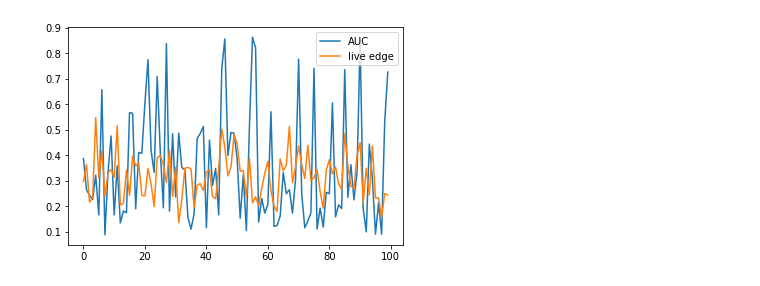
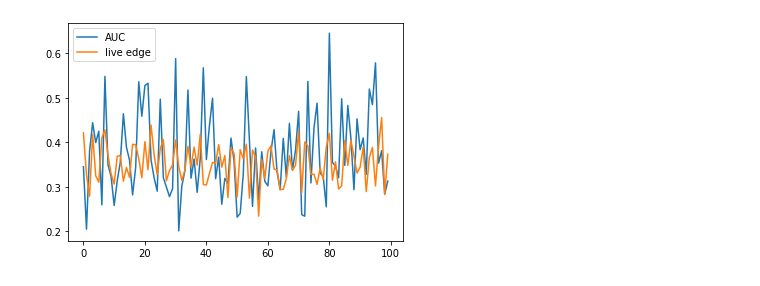
Before and after one commit to qqaazxddrr/FINDER, a Jupyter notebook: playground.ipynb, the cells around one changed output. Drawn from its saved outputs; the diff is of its cells as text; code cells hidden in the pictures.

```diff
--- a/playground.ipynb
+++ b/playground.ipynb
@@ -111,16 +111,24 @@ def live_edge(g,seed,iter):
 # %%
 influence_auc_pct_list=[]
 influence_le_pct_list=[]
+auc_time_list=[]
+le_time_list=[]
+
 for _ in range(100):
-    max_n = 50
-    min_n = 30
+    max_n = 500
+    min_n = 300
     seed_perc = 0.1
     le_iter=10
     cur_n = np.random.randint(max_n - min_n + 1) + min_n
     g_synthesis = nx.barabasi_albert_graph(n=cur_n, m=4)
     DG,seed=preprocess(g_synthesis)
+    time_1=time.time()
     influence_auc,influence_auc_pct=accurate_influence(DG,seed)
+    time_2=time.time()
     influence_le,influence_le_pct=live_edge(DG,seed,le_iter)
+    time_3=time.time()
+    auc_time_list.append(time_2-time_1)
+    le_time_list.append(time_3-time_2)
 
 
     # print(
@@ -135,9 +143,10 @@ for _ in range(100):
     influence_auc_pct_list.append(influence_auc_pct)
     influence_le_pct_list.append(influence_le_pct)
 # %%
+plt.figure()
 plt.plot(influence_auc_pct_list,'-',label='AUC')
 plt.plot(influence_le_pct_list,'-',label='live edge')
 plt.legend()
 plt.savefig('C:\\Users\\gaok\\PycharmProjects\\FINDER\\Result\\{}_{}_le_{}.jpg'.format(min_n,max_n,le_iter))
 # %% [output]
-[figure, old version]
+[figure, new version]
```
Also changed, not shown: parts of 1 cell of this notebook, 8 other files.
